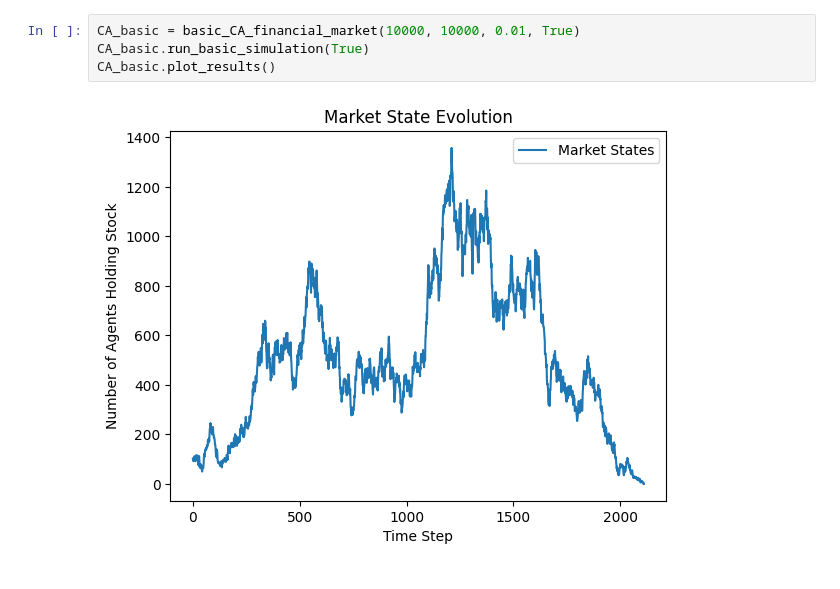
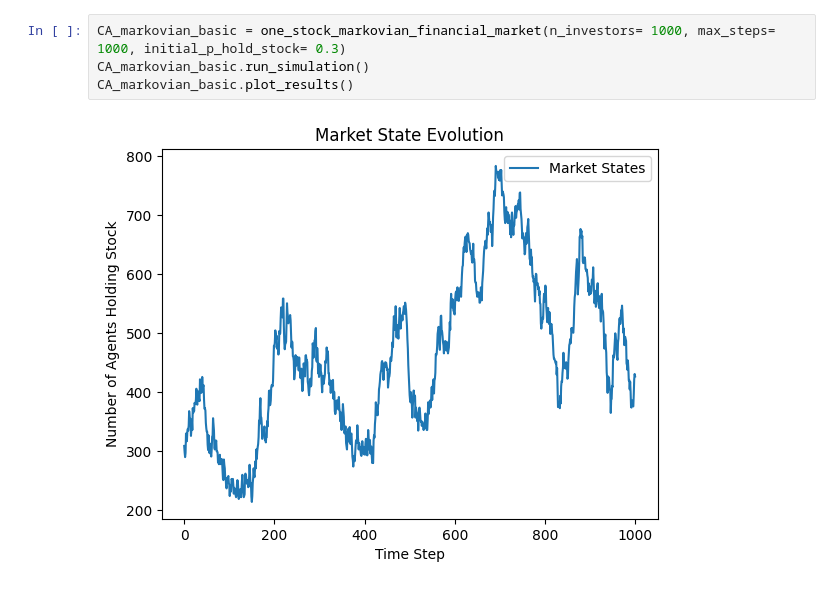
Before and after one commit to SaverioPCapra/python_defi_project, a Jupyter notebook: CA_implementations/paper1.ipynb, the cells around one changed output. Drawn from its saved outputs; the diff is of its cells as text.

```diff
--- a/CA_implementations/paper1.ipynb
+++ b/CA_implementations/paper1.ipynb
@@ -272,6 +644,6 @@ class basic_CA_financial_market:
 # %%
-CA_basic = basic_CA_financial_market(10000, 10000, 0.01, True)
-CA_basic.run_basic_simulation(True)
-CA_basic.plot_results()
+CA_markovian_basic = one_stock_markovian_financial_market(n_investors= 1000, max_steps= 1000, initial_p_hold_stock= 0.3)
+CA_markovian_basic.run_simulation()
+CA_markovian_basic.plot_results()
 # %% [output]
-[figure, old version]
+[figure, new version]
```
Also changed, not shown: parts of 38 cells of this notebook, 1 other file.
